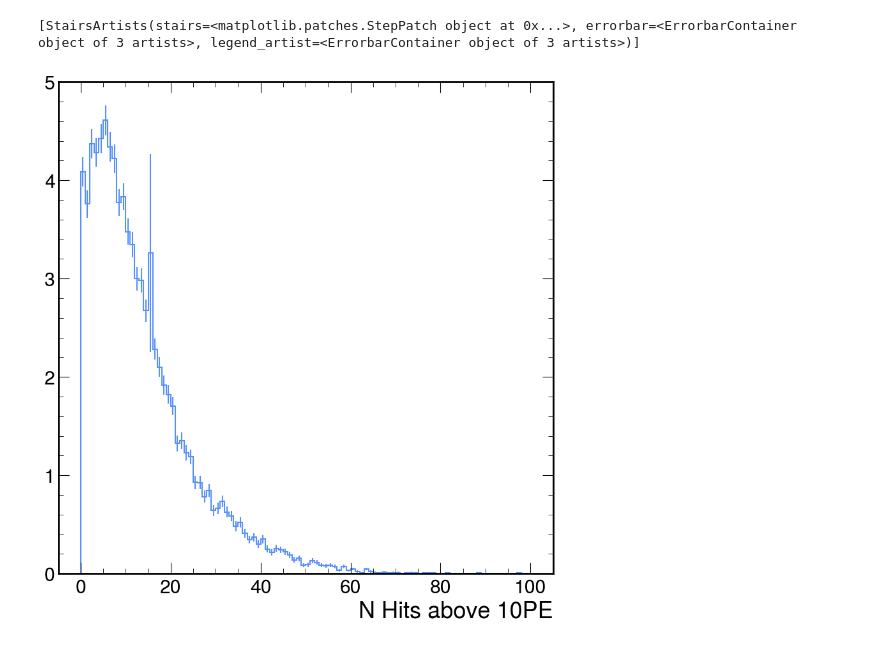
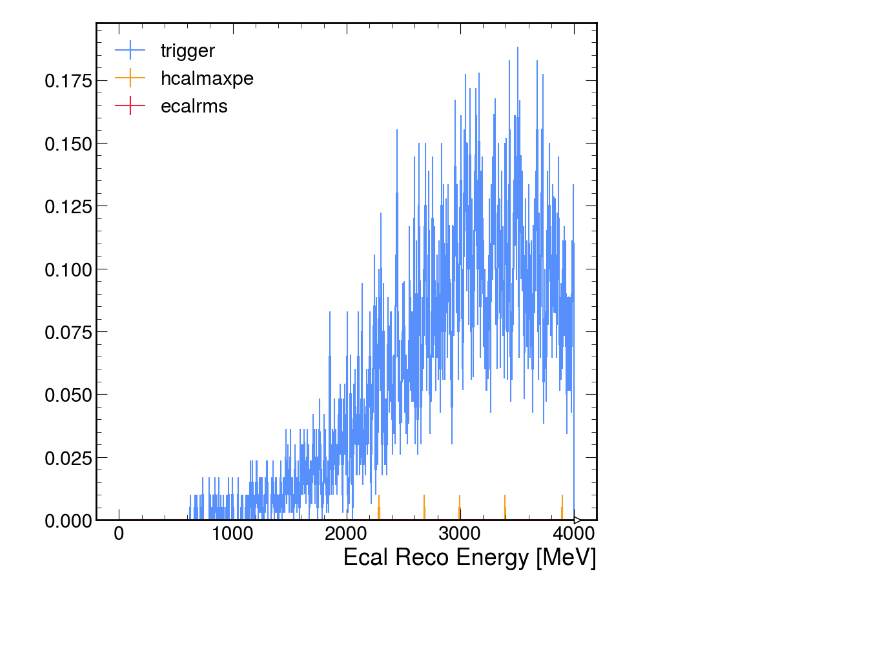
Before and after one commit to tomeichlersmith/ldmx-eat-reduced, a Jupyter notebook: view-hists.ipynb, the cells around one changed output. Drawn from its saved outputs; the diff is of its cells as text; code cells hidden in the pictures; blank space fills up the shorter version.

Commit message:
exploration notebook with awkward, trigger skim, timing tests

```diff
--- a/view-hists.ipynb
+++ b/view-hists.ipynb
@@ -13,5 +16,7 @@ f.keys()
 # %%
-f['n_hcal_veto_hits'].to_hist().plot()
+for sel in ['trigger','hcalmaxpe','ecalrms']:
+    f[f'{sel}_total_ecal_rec_energy'].to_hist().plot(label=sel)
+plt.legend()
+plt.show()
 # %% [output]
-[StairsArtists(stairs=<matplotlib.patches.StepPatch object at 0x...>, errorbar=<ErrorbarContainer object of 3 artists>, legend_artist=<ErrorbarContainer object of 3 artists>)]
-[figure, old version]
+[figure, new version]
```
Also changed, not shown: parts of 1 cell of this notebook, 7 other files.
